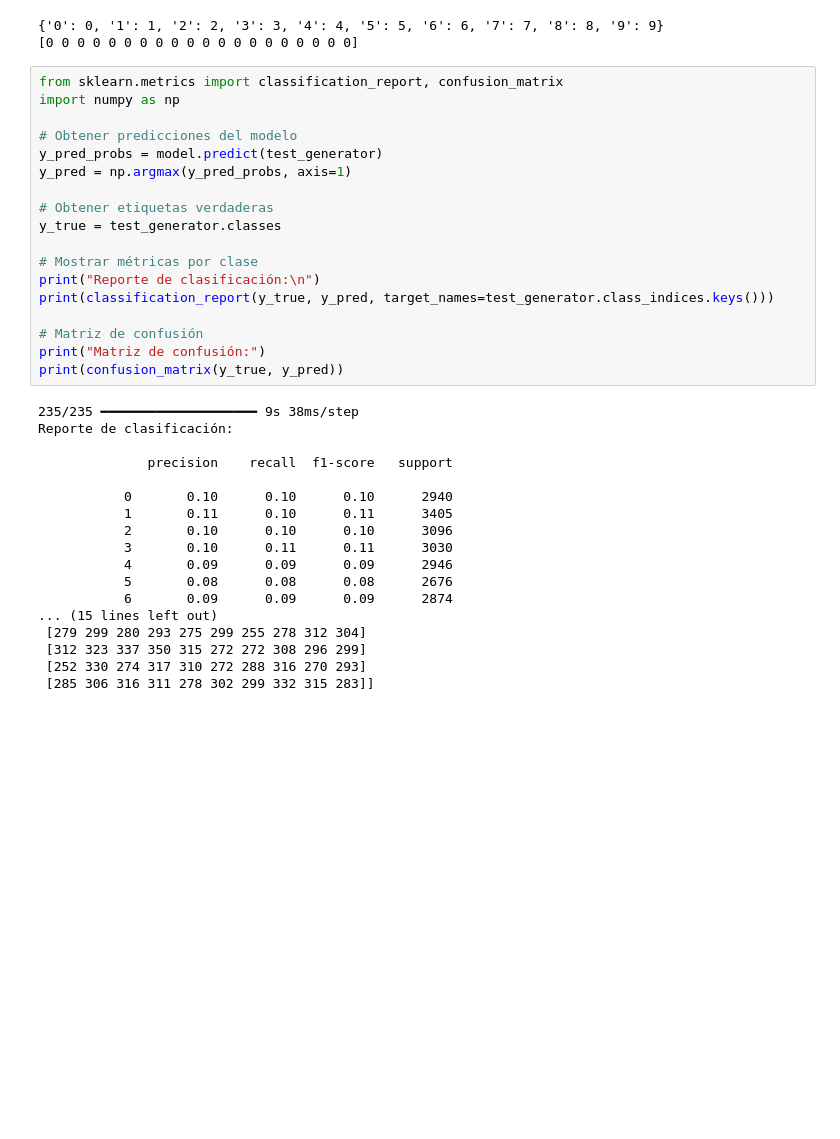
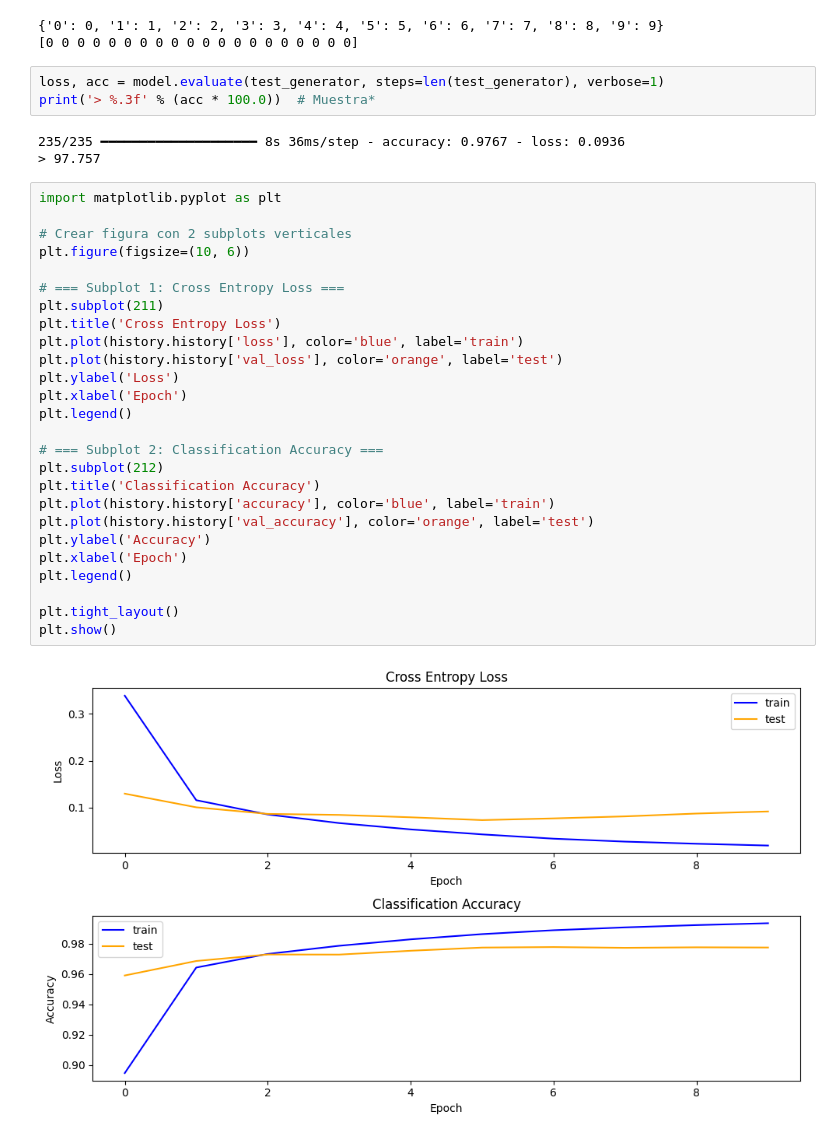
Before and after one commit to JPS4321/lab3_datascience, a Jupyter notebook: Lab3.ipynb, the cells around one changed output. Saved outputs shown, nothing was run; the diff lists cells and outputs as text; blank space fills up the shorter version.

Commit message:
Feat: modelo cnn

```diff
--- a/Lab3.ipynb
+++ b/Lab3.ipynb
@@ -218,38 +206,36 @@ print(train_generator.classes[:20])   # Ver primeras etiquetas
 {'0': 0, '1': 1, '2': 2, '3': 3, '4': 4, '5': 5, '6': 6, '7': 7, '8': 8, '9': 9}
 [0 0 0 0 0 0 0 0 0 0 0 0 0 0 0 0 0 0 0 0]
 # %%
-from sklearn.metrics import classification_report, confusion_matrix
-import numpy as np
-
-# Obtener predicciones del modelo
-y_pred_probs = model.predict(test_generator)
-y_pred = np.argmax(y_pred_probs, axis=1)
-
-# Obtener etiquetas verdaderas
-y_true = test_generator.classes
-
-# Mostrar métricas por clase
-print("Reporte de clasificación:\n")
-print(classification_report(y_true, y_pred, target_names=test_generator.class_indices.keys()))
-
-# Matriz de confusión
-print("Matriz de confusión:")
-print(confusion_matrix(y_true, y_pred))
+loss, acc = model.evaluate(test_generator, steps=len(test_generator), verbose=1)
+print('> %.3f' % (acc * 100.0))  # Muestra*
 # %% [output]
-235/235 ━━━━━━━━━━━━━━━━━━━━ 9s 38ms/step
-Reporte de clasificación:
-
-              precision    recall  f1-score   support
-
-           0       0.10      0.10      0.10      2940
-           1       0.11      0.10      0.11      3405
-           2       0.10      0.10      0.10      3096
-           3       0.10      0.11      0.11      3030
-           4       0.09      0.09      0.09      2946
-           5       0.08      0.08      0.08      2676
-           6       0.09      0.09      0.09      2874
-... (15 lines left out)
- [279 299 280 293 275 299 255 278 312 304]
- [312 323 337 350 315 272 272 308 296 299]
- [252 330 274 317 310 272 288 316 270 293]
- [285 306 316 311 278 302 299 332 315 283]]
+235/235 ━━━━━━━━━━━━━━━━━━━━ 8s 36ms/step - accuracy: 0.9767 - loss: 0.0936
+> 97.757
+# %%
+import matplotlib.pyplot as plt
+
+# Crear figura con 2 subplots verticales
+plt.figure(figsize=(10, 6))
+
+# === Subplot 1: Cross Entropy Loss ===
+plt.subplot(211)
+plt.title('Cross Entropy Loss')
+plt.plot(history.history['loss'], color='blue', label='train')
+plt.plot(history.history['val_loss'], color='orange', label='test')
+plt.ylabel('Loss')
+plt.xlabel('Epoch')
+plt.legend()
+
+# === Subplot 2: Classification Accuracy ===
+plt.subplot(212)
+plt.title('Classification Accuracy')
+plt.plot(history.history['accuracy'], color='blue', label='train')
+plt.plot(history.history['val_accuracy'], color='orange', label='test')
+plt.ylabel('Accuracy')
+plt.xlabel('Epoch')
+plt.legend()
+
+plt.tight_layout()
+plt.show()
+# %% [output]
+[figure, added]
```
Also changed, not shown: parts of 3 cells of this notebook, 1 other file.
